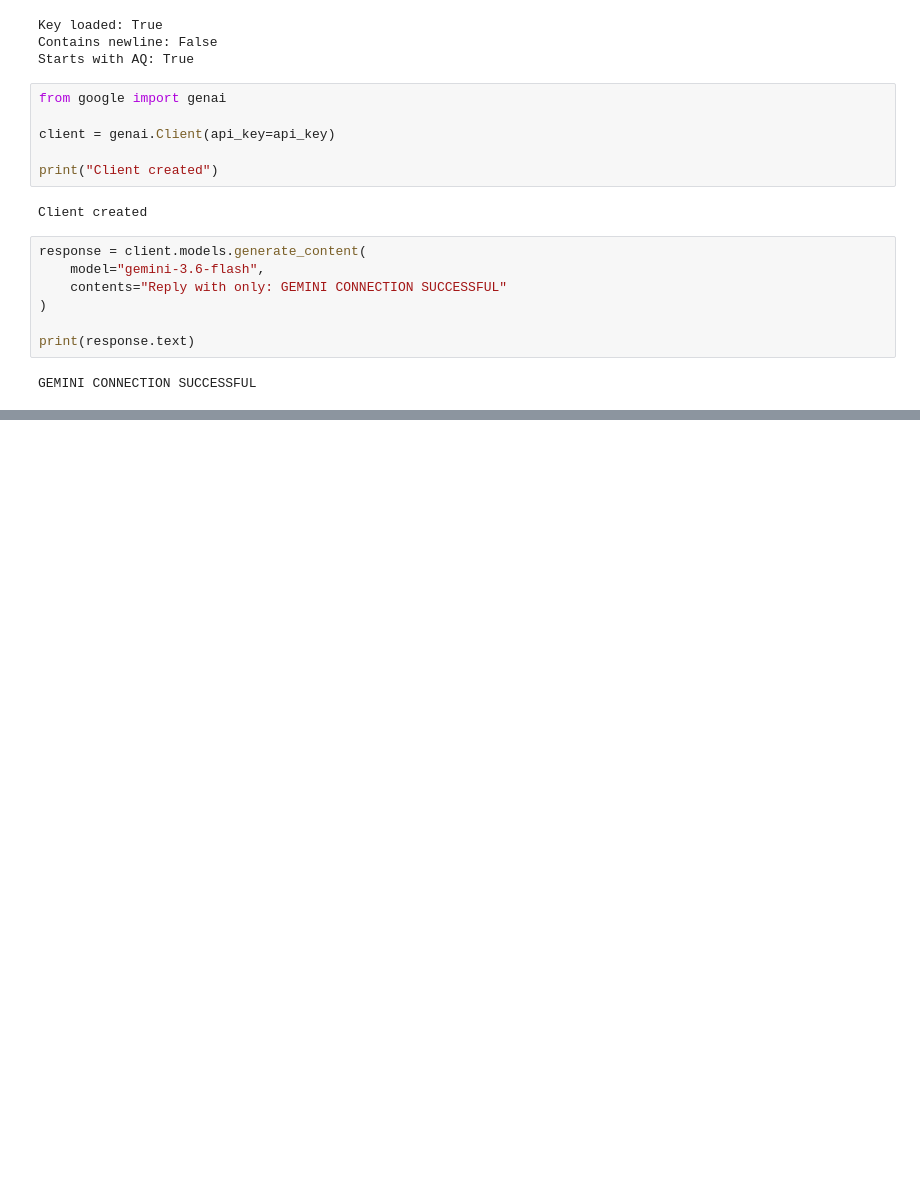
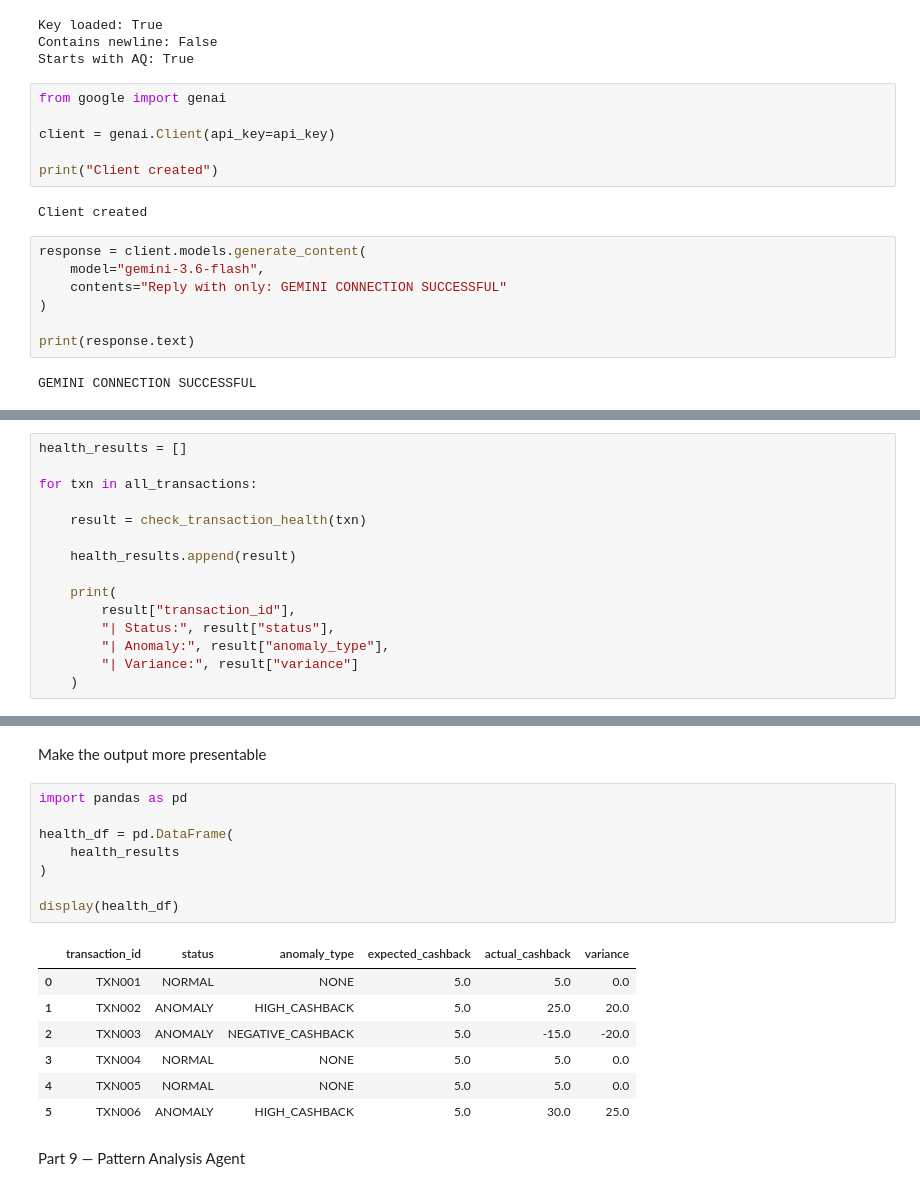
Before and after one commit to bojannithya-tech/nithyabojan, a Jupyter notebook: AI_POS_Transaction_Anomaly_Assistant.ipynb, the cells around one changed output, grey strips where cells are left out. Cells and saved outputs as stored; diff of their text form; blank space fills up the shorter version.

```diff
--- a/AI_POS_Transaction_Anomaly_Assistant.ipynb
+++ b/AI_POS_Transaction_Anomaly_Assistant.ipynb
@@ -1340,0 +1453,15 @@ Part 10 — Evaluation
+# %%
+health_results = []
+
+for txn in all_transactions:
+
+    result = check_transaction_health(txn)
+
+    health_results.append(result)
+
+    print(
+        result["transaction_id"],
+        "| Status:", result["status"],
+        "| Anomaly:", result["anomaly_type"],
+        "| Variance:", result["variance"]
+    )
@@ -1340,0 +1508,20 @@ Part 10 — Evaluation
+# %% [markdown]
+Make the output more presentable
+# %%
+import pandas as pd
+
+health_df = pd.DataFrame(
+    health_results
+)
+
+display(health_df)
+# %% [output]
+|  | transaction_id | status | anomaly_type | expected_cashback | actual_cashback | variance |
+| 0 | TXN001 | NORMAL | NONE | 5.0 | 5.0 | 0.0 |
+| 1 | TXN002 | ANOMALY | HIGH_CASHBACK | 5.0 | 25.0 | 20.0 |
+| 2 | TXN003 | ANOMALY | NEGATIVE_CASHBACK | 5.0 | -15.0 | -20.0 |
+| 3 | TXN004 | NORMAL | NONE | 5.0 | 5.0 | 0.0 |
+| 4 | TXN005 | NORMAL | NONE | 5.0 | 5.0 | 0.0 |
+| 5 | TXN006 | ANOMALY | HIGH_CASHBACK | 5.0 | 30.0 | 25.0 |
+# %% [markdown]
+Part 9 — Pattern Analysis Agent
```
Also changed, not shown: parts of 145 cells of this notebook.
